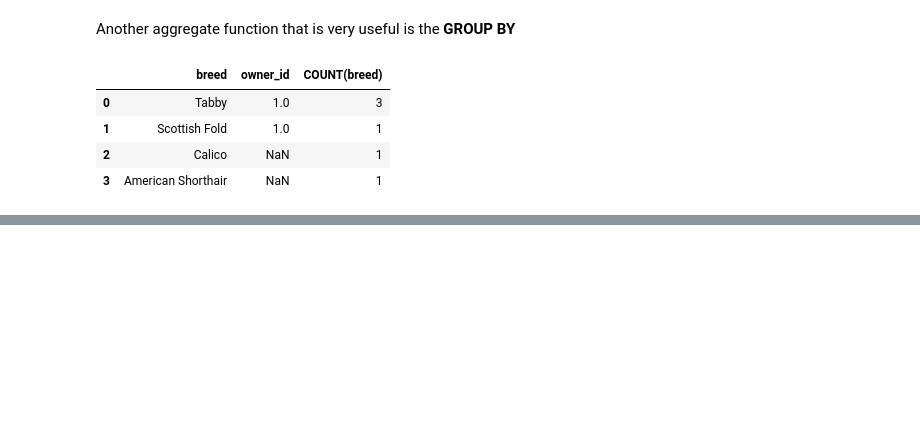
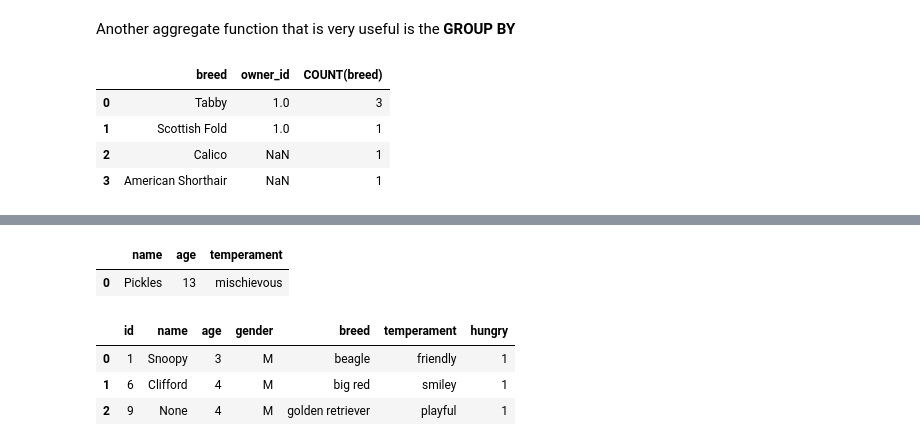
Before and after one commit to JaHerbas/Introduction_to_SQL, a Jupyter notebook: Filtering_and_Ordering_in_SQL.ipynb, the cells around one changed output, grey strips where cells are left out. Saved outputs shown, nothing was run; the diff lists cells and outputs as text; code cells hidden in the pictures; blank space fills up the shorter version.

```diff
--- a/Filtering_and_Ordering_in_SQL.ipynb
+++ b/Filtering_and_Ordering_in_SQL.ipynb
@@ -112,0 +186,23 @@ df.head()
+# %%
+cur.execute("""SELECT name, age, temperament
+               FROM dogs
+               ORDER BY age DESC
+               LIMIT 1;""")
+df = pd.DataFrame(cur.fetchall())
+df.columns = [x[0] for x in cur.description]
+df.head()
+# %% [output]
+|  | name | age | temperament |
+| 0 | Pickles | 13 | mischievous |
+# %%
+cur.execute("""SELECT * FROM dogs
+               ORDER BY age ASC
+               LIMIT 3;""")
+df = pd.DataFrame(cur.fetchall())
+df.columns = [x[0] for x in cur.description]
+df.head(3)
+# %% [output]
+|  | id | name | age | gender | breed | temperament | hungry |
+| 0 | 1 | Snoopy | 3 | M | beagle | friendly | 1 |
+| 1 | 6 | Clifford | 4 | M | big red | smiley | 1 |
+| 2 | 9 | None | 4 | M | golden retriever | playful | 1 |
```
Also changed, not shown: parts of 9 cells of this notebook.
